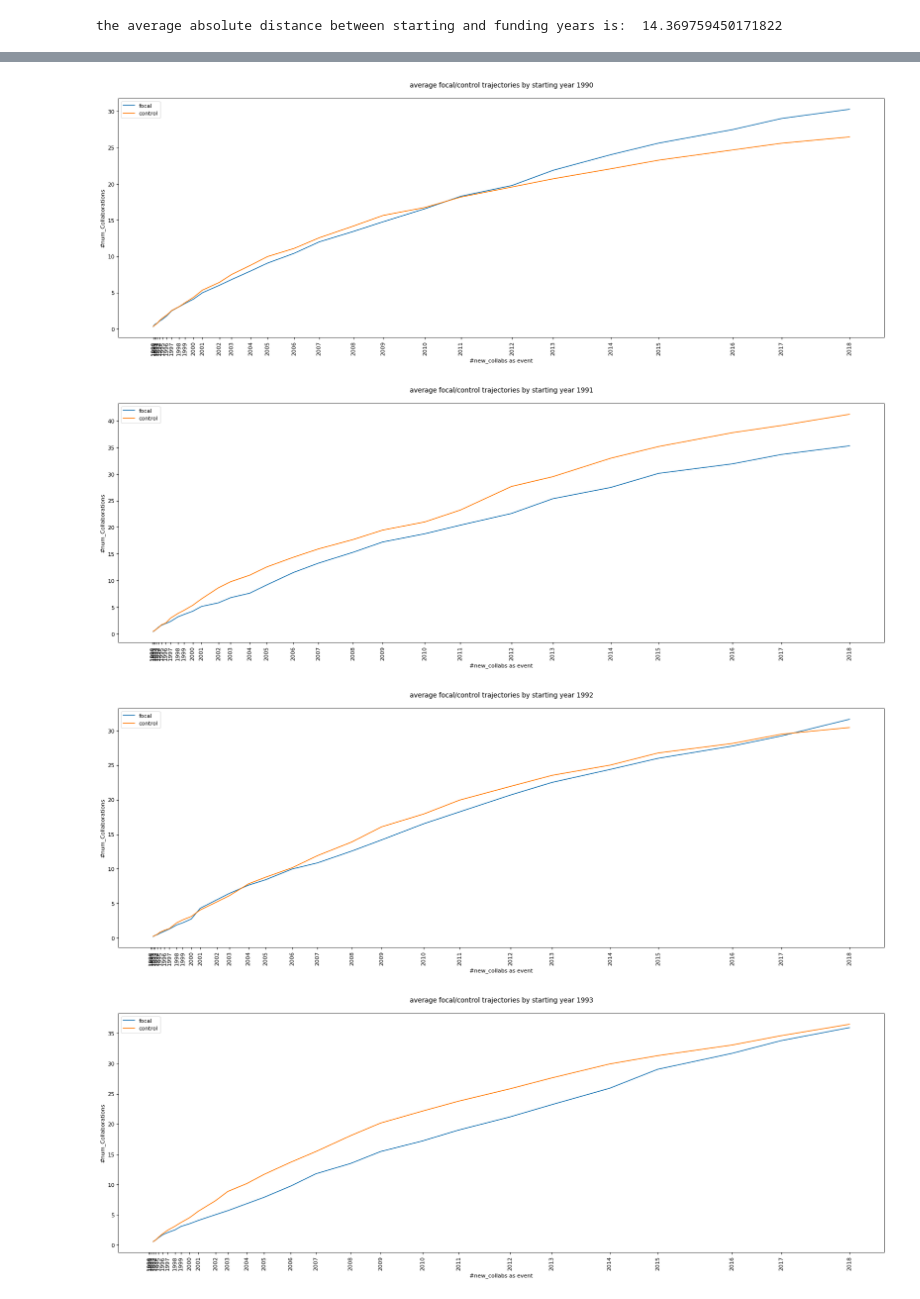
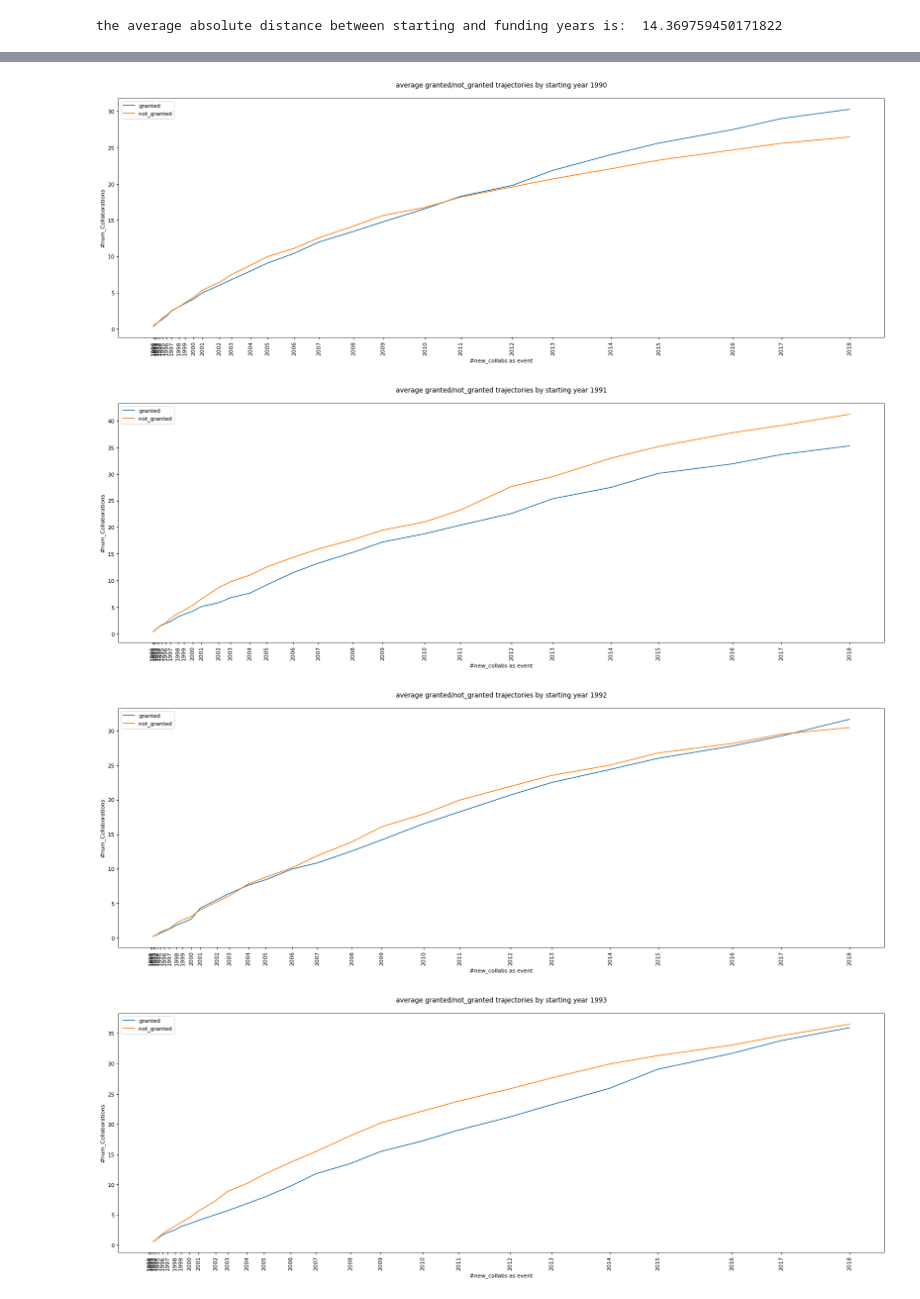
Before and after one commit to LeonardoSer/INRIA_Internship, a Jupyter notebook: 15.ipynb, the cells around one changed output, grey strips where cells are left out. Drawn from its saved outputs; the diff is of its cells as text; code cells hidden in the pictures.

```diff
--- a/15.ipynb
+++ b/15.ipynb
@@ -135,3 +160,38 @@ ____            ________        ____________
 2016            157             0
 2017            0               0
 2018            0               0
+# %%
+## plot avg granted trajectories (all at once)
+plt.figure(figsize=(25, 8), dpi=80)
+plt.title("average granted trajectories\n", fontdict = {'fontsize' : 12})
+plt.xlabel("#new_collabs as event")
+plt.ylabel("#num_Collaborations")
+plt.xticks(rotation='vertical')
+
+for start_y in YEARS:
+    # get trajectories
+    focal_x, focal_avg = get_focals_avg_trajectories(EVENTS, start_y)
+    if(focal_avg != []):
+        plt.plot(focal_x, focal_avg, label=start_y)
+
+plt.legend(loc='upper left')
+plt.xticks(EVENTS, YEARS)
+plt.show()
+
+
+## plot avg not_granted trajectories (all at once)
+plt.figure(figsize=(25, 8), dpi=80)
+plt.title("average not_granted trajectories\n", fontdict = {'fontsize' : 12})
+plt.xlabel("#new_collabs as event")
+plt.ylabel("#num_Collaborations")
+plt.xticks(rotation='vertical')
+
+for start_y in YEARS:
+    # get trajectories
+    control_x, control_avg = get_controls_avg_trajectories(EVENTS, start_y)
+    if(control_avg != []):
+        plt.plot(control_x, control_avg, label=start_y)
+
+plt.legend(loc='upper left')
+plt.xticks(EVENTS, YEARS)
+plt.show()
@@ -138,26 +201,26 @@ ____            ________        ____________
 # %%
-## plot avg focal trajectories by starting year
+## plot avg granted/not_granted trajectories by starting year (one by one)
 
 for start_y in YEARS:
 
     focal_x, focal_avg = get_focals_avg_trajectories(EVENTS, start_y)
     control_x, control_avg = get_controls_avg_trajectories(EVENTS, start_y)
 
     if(focal_avg != [] and control_avg != []):
         plt.figure(figsize=(25, 8), dpi=80)
-        plt.title("average focal/control trajectories by starting year " + start_y + "\n", fontdict = {'fontsize' : 12})
+        plt.title("average granted/not_granted trajectories by starting year " + start_y + "\n", fontdict = {'fontsize' : 12})
         plt.xlabel("#new_collabs as event")
         plt.ylabel("#num_Collaborations")
         plt.xticks(rotation='vertical')
 
-        plt.plot(focal_x, focal_avg)
-        plt.plot(control_x, control_avg)
+        plt.plot(focal_x, focal_avg, label="granted")
+        plt.plot(control_x, control_avg, label="not_granted")
 
-        plt.legend(["focal", "control"], loc='upper left')
+        plt.legend(loc='upper left')
         plt.xticks(EVENTS, YEARS)
         plt.show()
 # %% [output]
-[figure, old version]
+[figure, new version]
-[figure, old version]
+[figure, new version]
-[figure, old version]
+[figure, new version]
-[figure, old version]
+[figure, new version]
```
Also changed, not shown: parts of 12 cells of this notebook, 8 other files.
